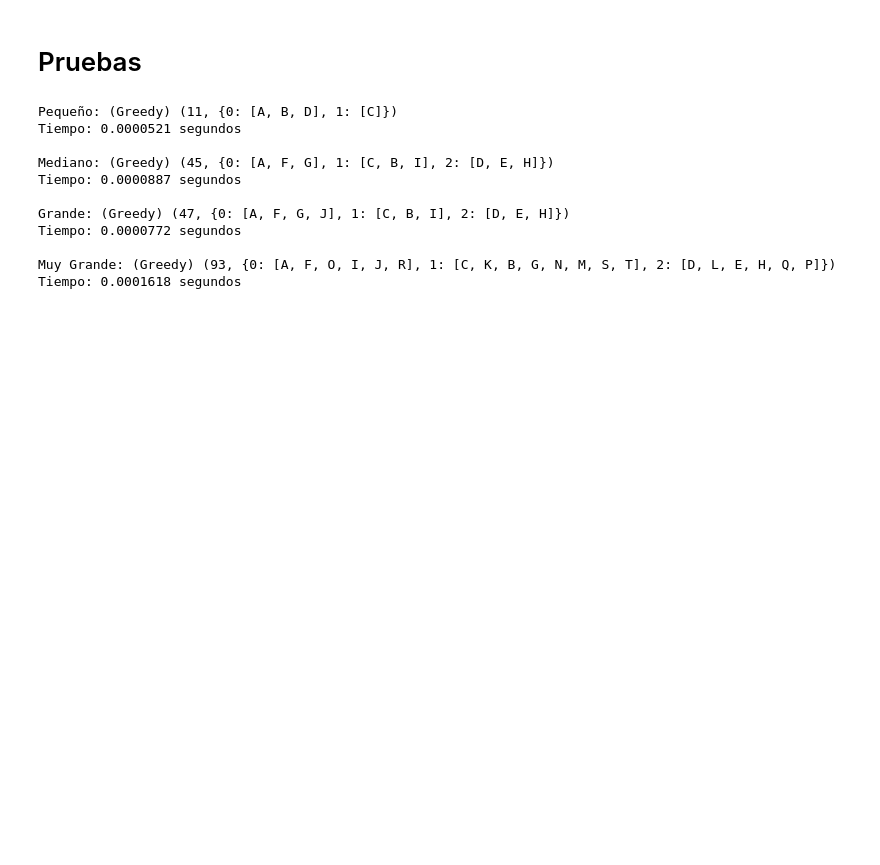
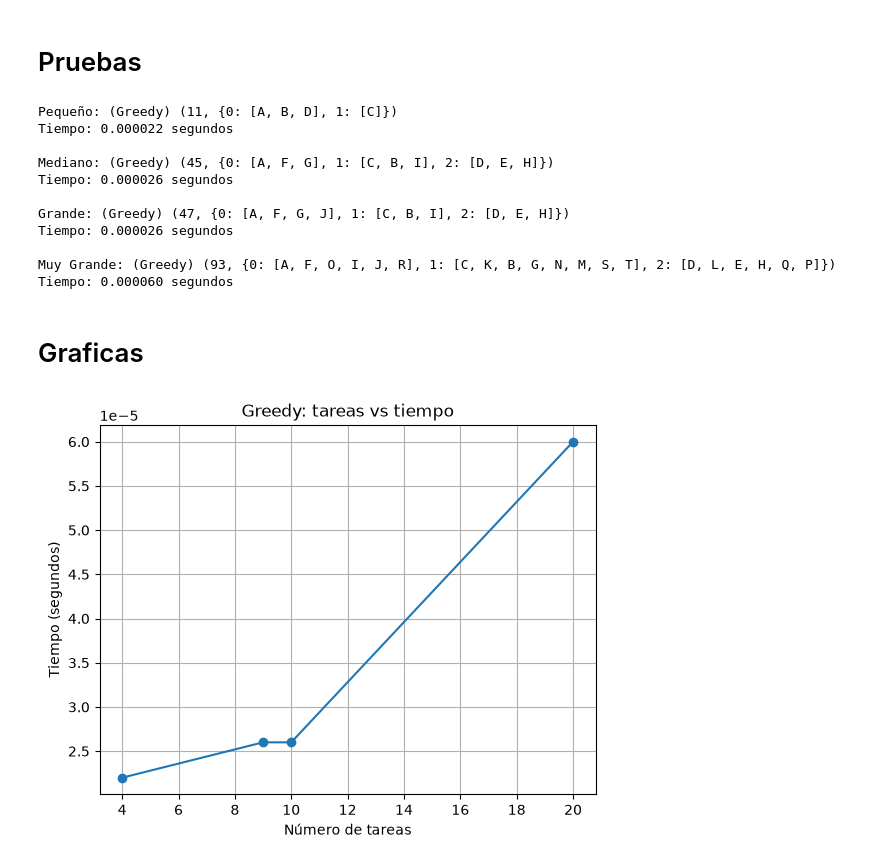
Before and after one commit to SimonCorreaB12/Entrega_Final_Analisis_Algoritmos, a Jupyter notebook: src/greedy.ipynb, the cells around one changed output. Saved outputs shown, nothing was run; the diff lists cells and outputs as text; code cells hidden in the pictures; blank space fills up the shorter version.

Commit message:
Grafica greedy

```diff
--- a/src/greedy.ipynb
+++ b/src/greedy.ipynb
@@ -115,16 +115,32 @@ for nombre, tareas, servidores in casos:
     resultado = asignar_tareas(tareas, servidores)
     fin = time.perf_counter()
     print(f"{nombre}: (Greedy) {resultado}")
-    print(f"Tiempo: {fin - inicio:.7f} segundos\n")
+    print(f"Tiempo: {fin - inicio:.6f} segundos\n")
 # %% [output]
 Pequeño: (Greedy) (11, {0: [A, B, D], 1: [C]})
-Tiempo: 0.0000521 segundos
+Tiempo: 0.000022 segundos
 
 Mediano: (Greedy) (45, {0: [A, F, G], 1: [C, B, I], 2: [D, E, H]})
-Tiempo: 0.0000887 segundos
+Tiempo: 0.000026 segundos
 
 Grande: (Greedy) (47, {0: [A, F, G, J], 1: [C, B, I], 2: [D, E, H]})
-Tiempo: 0.0000772 segundos
+Tiempo: 0.000026 segundos
 
 Muy Grande: (Greedy) (93, {0: [A, F, O, I, J, R], 1: [C, K, B, G, N, M, S, T], 2: [D, L, E, H, Q, P]})
-Tiempo: 0.0001618 segundos
+Tiempo: 0.000060 segundos
+# %% [markdown]
+# Graficas
+# %%
+import matplotlib.pyplot as plt
+
+tareas = [4, 9, 10, 20]
+tiempos = [0.000022 , 0.000026, 0.000026, 0.000060]
+
+plt.plot(tareas, tiempos, marker="o")
+plt.xlabel("Número de tareas")
+plt.ylabel("Tiempo (segundos)")
+plt.title("Greedy: tareas vs tiempo")
+plt.grid(True)
+plt.show()
+# %% [output]
+[figure, added]
```
